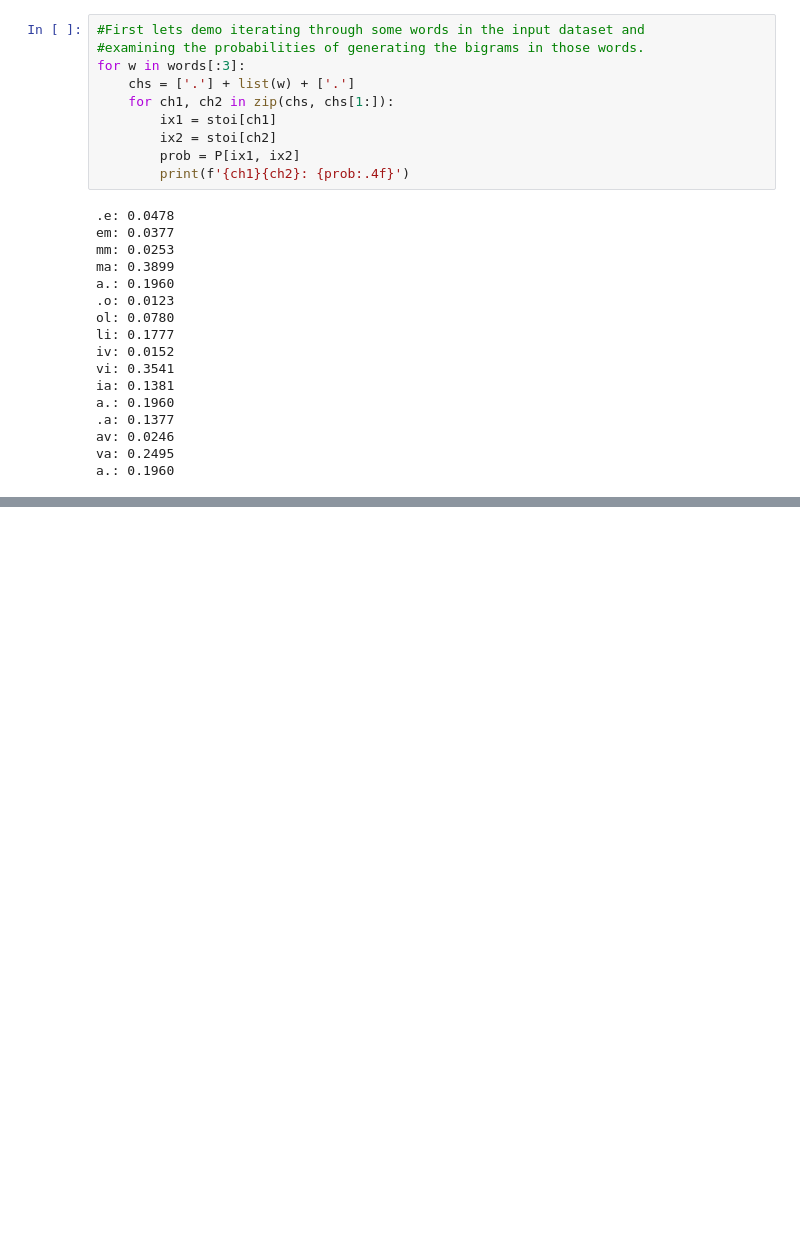
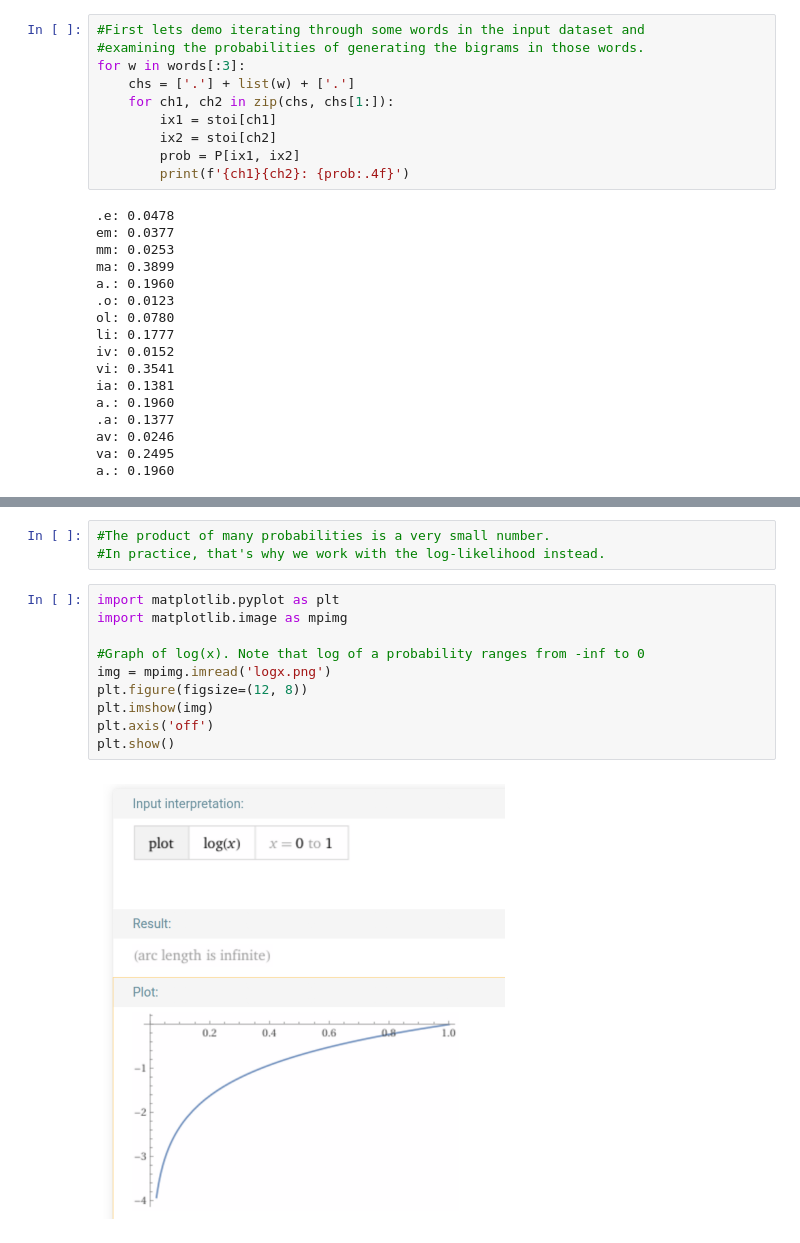
Before and after one commit to ajaayc/makemore, a Jupyter notebook: build_makemore.ipynb, the cells around one changed output, grey strips where cells are left out. Saved outputs shown, nothing was run; the diff lists cells and outputs as text; blank space fills up the shorter version.

Commit message:
Log likelihood computation

```diff
--- a/build_makemore.ipynb
+++ b/build_makemore.ipynb
@@ -857,0 +902,15 @@ a.: 0.1960
+# %%
+#The product of many probabilities is a very small number.
+#In practice, that's why we work with the log-likelihood instead.
+# %%
+import matplotlib.pyplot as plt
+import matplotlib.image as mpimg
+
+#Graph of log(x). Note that log of a probability ranges from -inf to 0
+img = mpimg.imread('logx.png')
+plt.figure(figsize=(12, 8))
+plt.imshow(img)
+plt.axis('off')
+plt.show()
+# %% [output]
+[figure, added]
```
Also changed, not shown: parts of 7 cells of this notebook, 2 other files.
